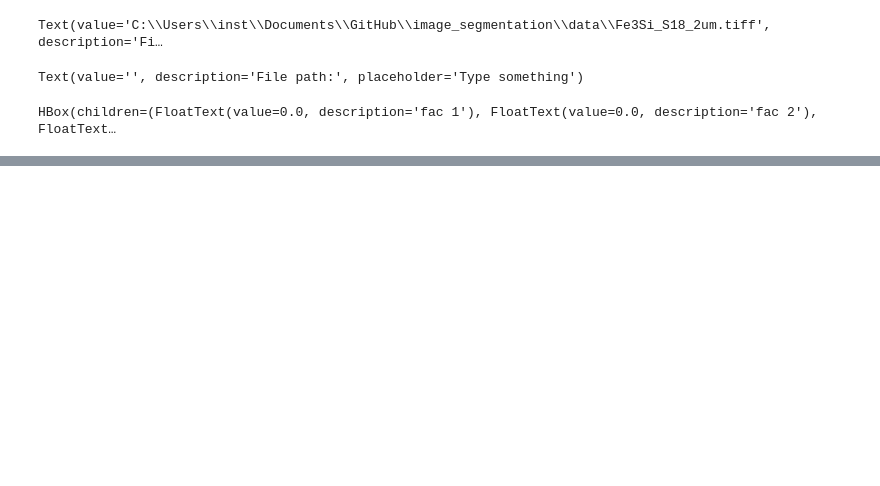
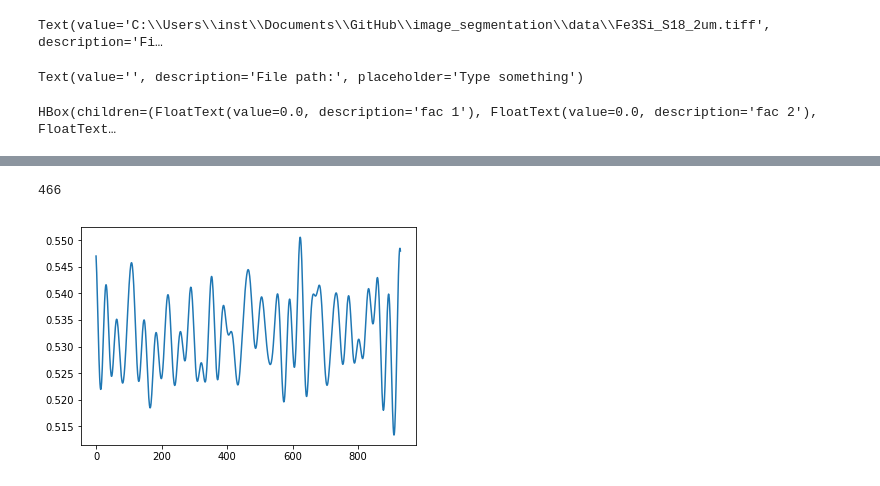
Before and after one commit to rockandsalt/image_segmentation, a Jupyter notebook: image_segmentation.ipynb, the cells around one changed output, grey strips where cells are left out. Cells and saved outputs as stored; diff of their text form; code cells hidden in the pictures; blank space fills up the shorter version.

```diff
--- a/image_segmentation.ipynb
+++ b/image_segmentation.ipynb
@@ -191,0 +208,12 @@ df.to_csv(file_name.value)
+# %%
+from numpy.fft import irfft
+print(fourier_t.shape[0])
+
+s = irfft(fourier_t[0:32],n=z_mean.shape[0])
+
+fig, ax = plt.subplots()
+ax.plot(range(s.shape[0]),s)
+plt.show()
+# %% [output]
+466
+[figure, added]
```
Also changed, not shown: parts of 11 cells of this notebook, 1 other file.
